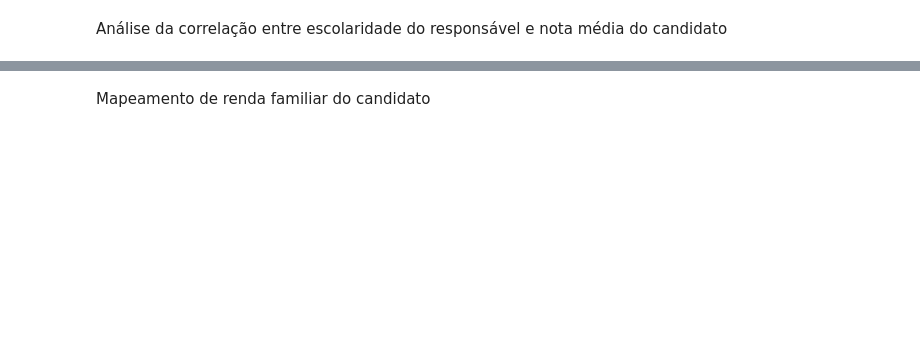
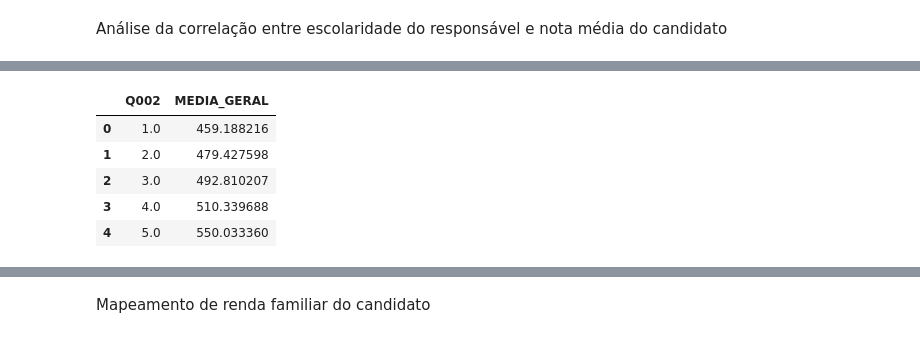
Before and after one commit to mvs105/TESI1-2026.1, a Jupyter notebook: pre_processamento_acre.ipynb, the cells around one changed output, grey strips where cells are left out. Drawn from its saved outputs; the diff is of its cells as text; code cells hidden in the pictures; blank space fills up the shorter version.

```diff
--- a/pre_processamento_acre.ipynb
+++ b/pre_processamento_acre.ipynb
@@ -184,0 +203,10 @@ display(analise_mae)
+# %%
+analise_pai = df_questionario.groupby('Q002')['MEDIA_GERAL'].mean().reset_index()
+display(analise_pai)
+# %% [output]
+|  | Q002 | MEDIA_GERAL |
+| 0 | 1.0 | 459.188216 |
+| 1 | 2.0 | 479.427598 |
+| 2 | 3.0 | 492.810207 |
+| 3 | 4.0 | 510.339688 |
+| 4 | 5.0 | 550.033360 |
```
Also changed, not shown: parts of 6 cells of this notebook.
